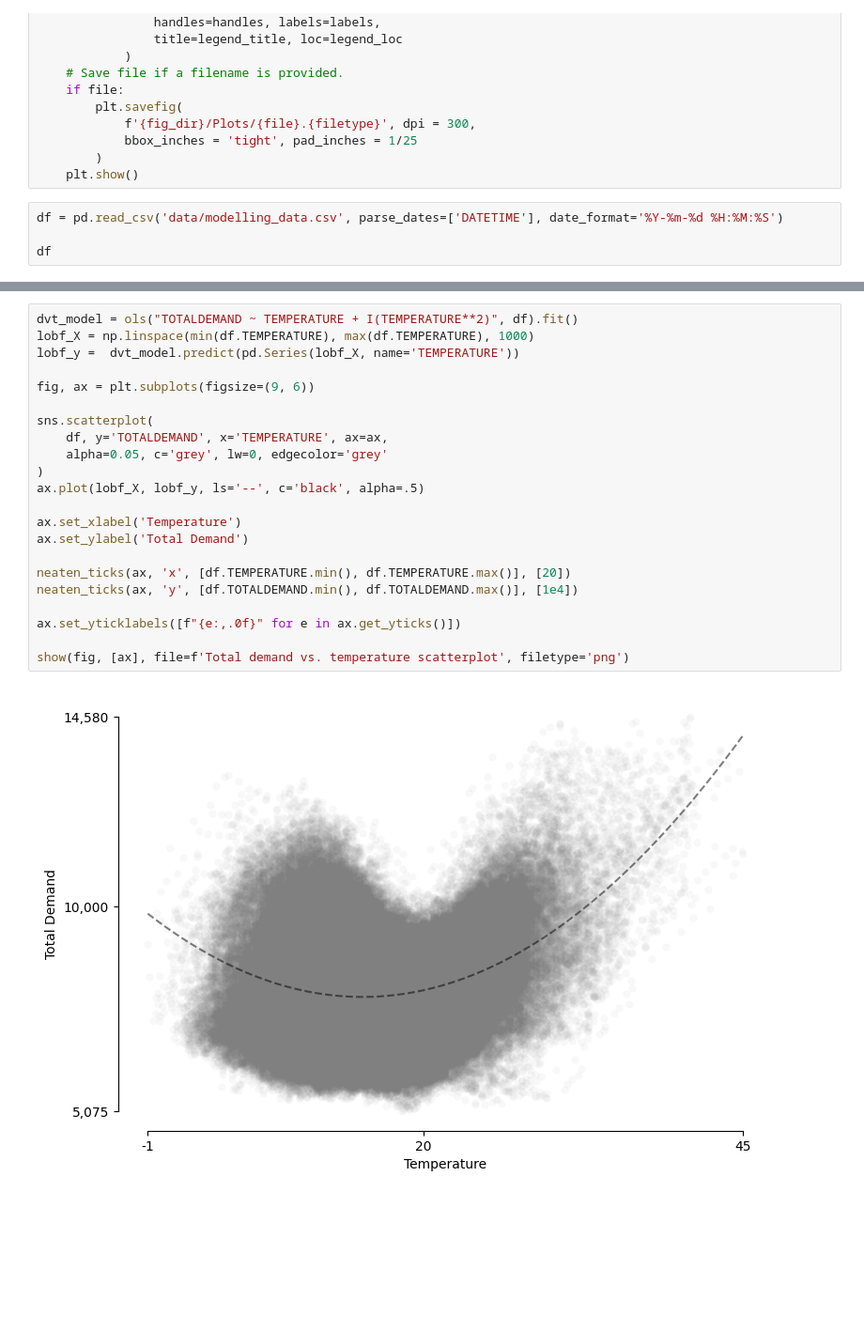
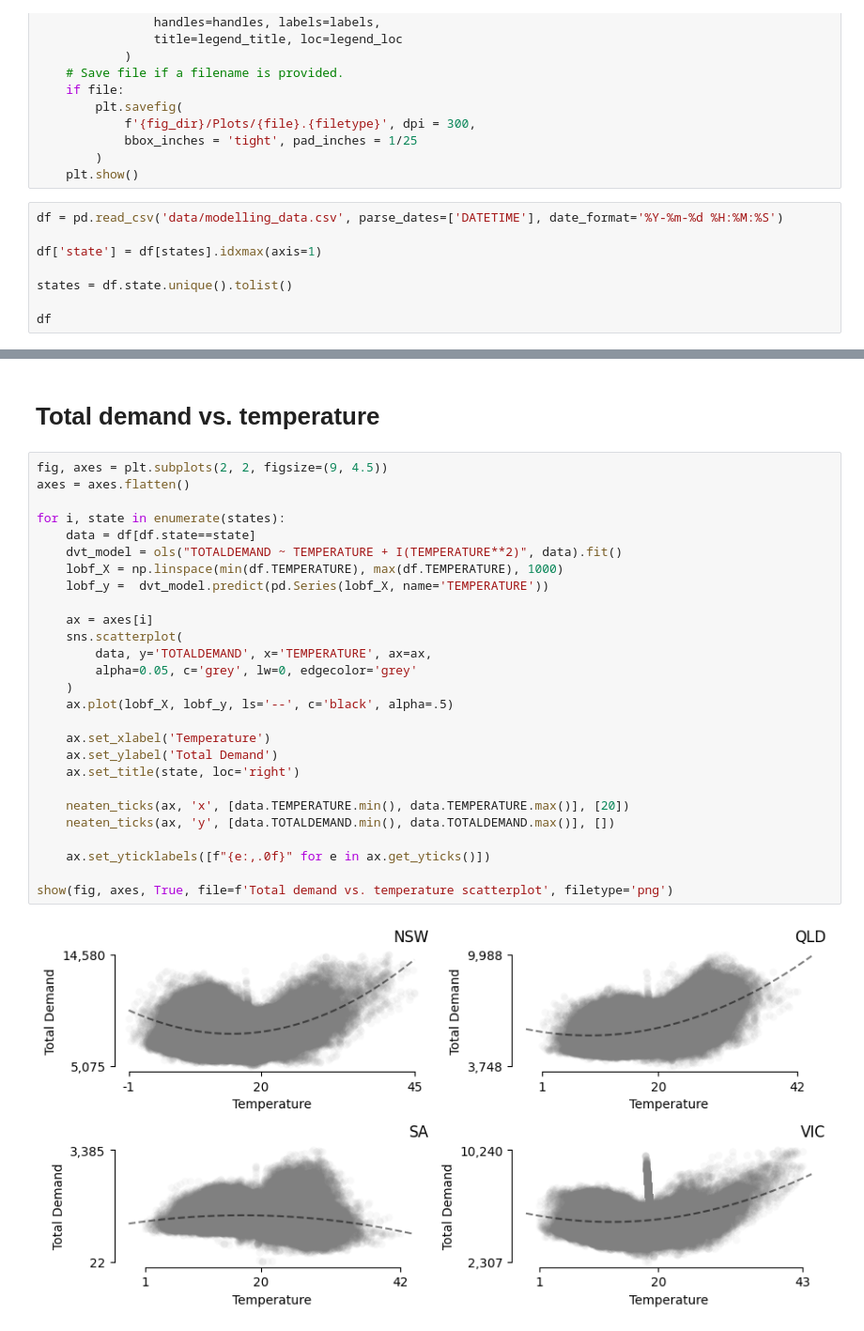
Before and after one commit to mango-unchained/Team-K---ZZSC9020-Capstone-Project, a Jupyter notebook: Data Viz.ipynb, the cells around one changed output, grey strips where cells are left out. Shown at 94% size. Drawn from its saved outputs; the diff is of its cells as text; blank space fills up the shorter version.

```diff
--- a/Data Viz.ipynb
+++ b/Data Viz.ipynb
@@ -115,5 +105,9 @@ def show(
 # %%
 df = pd.read_csv('data/modelling_data.csv', parse_dates=['DATETIME'], date_format='%Y-%m-%d %H:%M:%S')
 
+df['state'] = df[states].idxmax(axis=1)
+
+states = df.state.unique().tolist()
+
 df
 # %% [output]
@@ -158,24 +158,31 @@ for col in ['Temperature', 'Total Demand']:
+# %% [markdown]
+# Total demand vs. temperature
 # %%
-dvt_model = ols("TOTALDEMAND ~ TEMPERATURE + I(TEMPERATURE**2)", df).fit()
-lobf_X = np.linspace(min(df.TEMPERATURE), max(df.TEMPERATURE), 1000)
-lobf_y =  dvt_model.predict(pd.Series(lobf_X, name='TEMPERATURE'))
+fig, axes = plt.subplots(2, 2, figsize=(9, 4.5))
+axes = axes.flatten()
 
-fig, ax = plt.subplots(figsize=(9, 6))
+for i, state in enumerate(states):
+    data = df[df.state==state]
+    dvt_model = ols("TOTALDEMAND ~ TEMPERATURE + I(TEMPERATURE**2)", data).fit()
+    lobf_X = np.linspace(min(df.TEMPERATURE), max(df.TEMPERATURE), 1000)
+    lobf_y =  dvt_model.predict(pd.Series(lobf_X, name='TEMPERATURE'))
 
-sns.scatterplot(
-    df, y='TOTALDEMAND', x='TEMPERATURE', ax=ax,
-    alpha=0.05, c='grey', lw=0, edgecolor='grey'
-)
-ax.plot(lobf_X, lobf_y, ls='--', c='black', alpha=.5)
+    ax = axes[i]
+    sns.scatterplot(
+        data, y='TOTALDEMAND', x='TEMPERATURE', ax=ax,
+        alpha=0.05, c='grey', lw=0, edgecolor='grey'
+    )
+    ax.plot(lobf_X, lobf_y, ls='--', c='black', alpha=.5)
 
-ax.set_xlabel('Temperature')
-ax.set_ylabel('Total Demand')
+    ax.set_xlabel('Temperature')
+    ax.set_ylabel('Total Demand')
+    ax.set_title(state, loc='right')
 
-neaten_ticks(ax, 'x', [df.TEMPERATURE.min(), df.TEMPERATURE.max()], [20])
-neaten_ticks(ax, 'y', [df.TOTALDEMAND.min(), df.TOTALDEMAND.max()], [1e4])
+    neaten_ticks(ax, 'x', [data.TEMPERATURE.min(), data.TEMPERATURE.max()], [20])
+    neaten_ticks(ax, 'y', [data.TOTALDEMAND.min(), data.TOTALDEMAND.max()], [])
 
-ax.set_yticklabels([f"{e:,.0f}" for e in ax.get_yticks()])
+    ax.set_yticklabels([f"{e:,.0f}" for e in ax.get_yticks()])
 
-show(fig, [ax], file=f'Total demand vs. temperature scatterplot', filetype='png')
+show(fig, axes, True, file=f'Total demand vs. temperature scatterplot', filetype='png')
 # %% [output]
-[figure, old version]
+[figure, new version]
```
Also changed, not shown: parts of 16 cells of this notebook, 1 other file.
